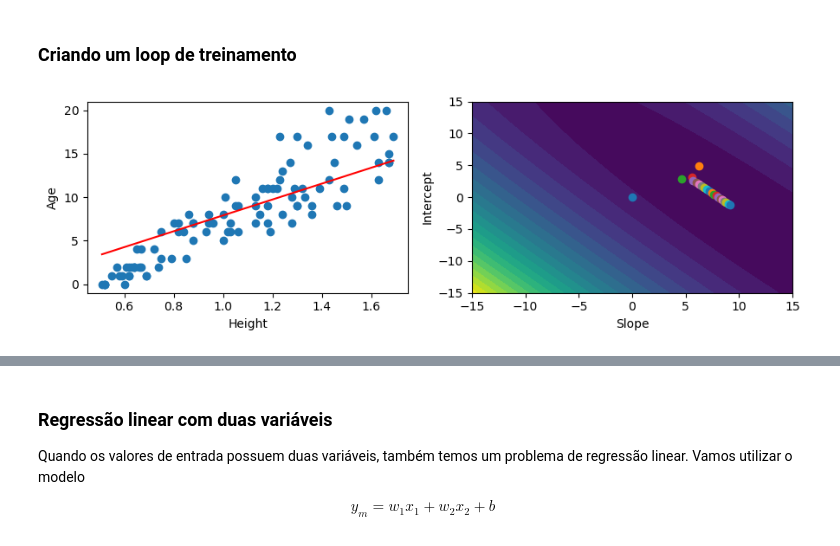
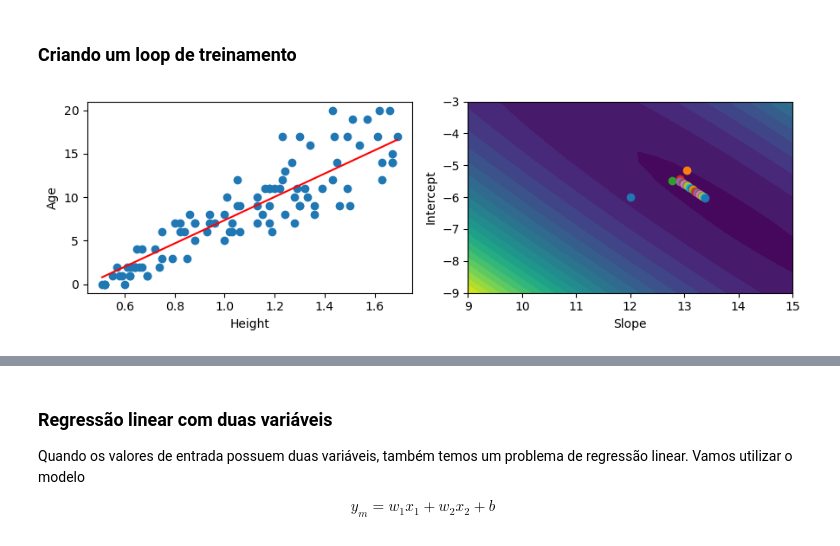
Before and after one commit to chcomin/curso-visao-computacional-2024, a Jupyter notebook: M02_aprendizado_de_maquina/1 - Regressão Linear.ipynb, the cells around one changed output, grey strips where cells are left out. Drawn from its saved outputs; the diff is of its cells as text; code cells hidden in the pictures.

```diff
--- a/M02_aprendizado_de_maquina/1 - Regressão Linear.ipynb
+++ b/M02_aprendizado_de_maquina/1 - Regressão Linear.ipynb
@@ -44,7 +43,7 @@ class Model:
 
 model = Model(a=12, b=-6)
 
-xm = np.linspace(0.5, 1.7)
+xm = np.linspace(x.min(), x.max())
 ym = model(xm)
 
 plt.scatter(x, y, s=2)
@@ -75,36 +74,36 @@ print(error)
 # %% [markdown]
 Vamos criar funções para plotar o erro que teríamos se modificássemos os parâmetros do nosso modelo
 # %%
-def get_local_error(model, x, y, range_a=1., range_b=1.):
+def get_local_error(model, x, y, par_range):
     '''Calcula o erro quadrático médio entre `x` e `y` para combinações de
-    parâmetros do modelo no intervalo [a-range_a, a+range_a] e [b-range_b, b+range_b].'''
+    parâmetros do modelo no intervalo [a-par_range, a+par_range] e [b-par_range, b+par_range].'''
 
     # Número de pontos
     size = 20
+    # Parâmetros do modelo
     a, b = model.a, model.b
+    # Possíveis parâmetros do modelo
+    a_vals = np.linspace(a-par_range, a+par_range, size)
+    b_vals = np.linspace(b-par_range, b+par_range, size)
 
-    a_vals = np.linspace(a-range_a, a+range_a, size)
-    b_vals = np.linspace(b-range_b, b+range_b, size)
-    # Combinações dos parâmetros
-    a_grid, b_grid = np.meshgrid(a_vals, b_vals)
-    # Avalia o modelo para cada combinação
-    error_grid = np.zeros_like(a_grid)
+    # Avalia o modelo para cada combinação de parâmetros
+    error_grid = np.zeros((size, size))
     for i, b_val in enumerate(b_vals):
         for j, a_val in enumerate(a_vals):
             model_close = Model(a_val, b_val)
             error = mse(model_close, x, y)
             error_grid[i,j] = error
 
-    return error_grid, a_grid, b_grid
+    return error_grid, a_vals, b_vals
 
-def plot_local_error(model, x, y, range_a=1., range_b=1.):
+def plot_local_error(model, x, y, par_range=1.):
     '''Plota o erro quadrático médio para diversos parâmetros do modelo.'''
 
-    error_grid, a_grid, b_grid = get_local_error(model, x, y, range_a, range_b)
+    error_grid, a_vals, b_vals = get_local_error(model, x, y, par_range)
 
     plt.figure(figsize=(5,3))
     # A função np.log ajuda a diferenciar valores muito parecidos
-    plt.contourf(a_grid, b_grid, np.log(error_grid), levels=20)
+    plt.contourf(a_vals, b_vals, np.log(error_grid), levels=20)
 
     cbar = plt.colorbar()
     cbar.set_label('Error')
@@ -146,8 +145,10 @@ def mse_grad(model, x, y):
 grad = mse_grad(model, x, y)
 
 plot_local_error(model, x, y)
-# Plota uma seta na direção do gradiente
-plt.arrow(model.a, model.b, 0.01*grad[0], 0.01*grad[1], width=0.04)
+# Plota uma seta na direção do gradiente, lr define o comprimento da seta
+# em relação ao comprimento original do gradiente
+lr = 0.01
+plt.arrow(model.a, model.b, lr*grad[0], lr*grad[1], width=0.03)
 # %% [output]
 <matplotlib.patches.FancyArrow at 0x...>
 [figure]
@@ -206,44 +207,44 @@ def plot_figure(model, x, y, fig=None):
     ym = model(xm)
 
     if fig is None:
-        error_grid, a_grid, b_grid = get_local_error(model, x, y, range_a=15, range_b=15)
+        error_grid, a_vals, b_vals = get_local_error(model, x, y, par_range=3)
 
         fig, (ax1, ax2) = plt.subplots(1, 2, figsize=(9,3))
         # Plot 1
         ax1.scatter(x, y)
-        ax1.plot(xm, ym, c='r')
+        ax1.plot(xm, ym, color='r')
         ax1.set_xlabel('Height')
         ax1.set_ylabel('Age')
         # Plot 2
-        ax2.contourf(a_grid, b_grid, error_grid, levels=20)
+        ax2.contourf(a_vals, b_vals, error_grid, levels=20)
         ax2.scatter(model.a, model.b)
         ax2.set_xlabel('Slope')
         ax2.set_ylabel('Intercept')
         plt.tight_layout()
         plt.close()
     else:
         # Atualiza somente a linha do plot 1 e os pontos do plot 2
         ax1, ax2 = fig.axes
         ax1.lines[0].set_data(xm, ym)
         ax2.scatter(model.a, model.b)
 
     # Remove o plot anterior
     display.clear_output(wait=True)
     display.display(fig)
 
     return fig
 
 def train(model, x, y, lr, num_epochs):
 
     fig = plot_figure(model, x, y)
 
     for epoch in range(0, num_epochs):
         step(model, x, y, lr)
         plot_figure(model, x, y, fig)
 
-model = Model(a=0, b=0)
+model = Model(a=12, b=-6)
 num_epochs = 20
 lr = 0.3
 train(model, x, y, lr, num_epochs)
 # %% [output]
-[figure, old version]
+[figure, new version]
```
Also changed, not shown: parts of 7 cells of this notebook.
